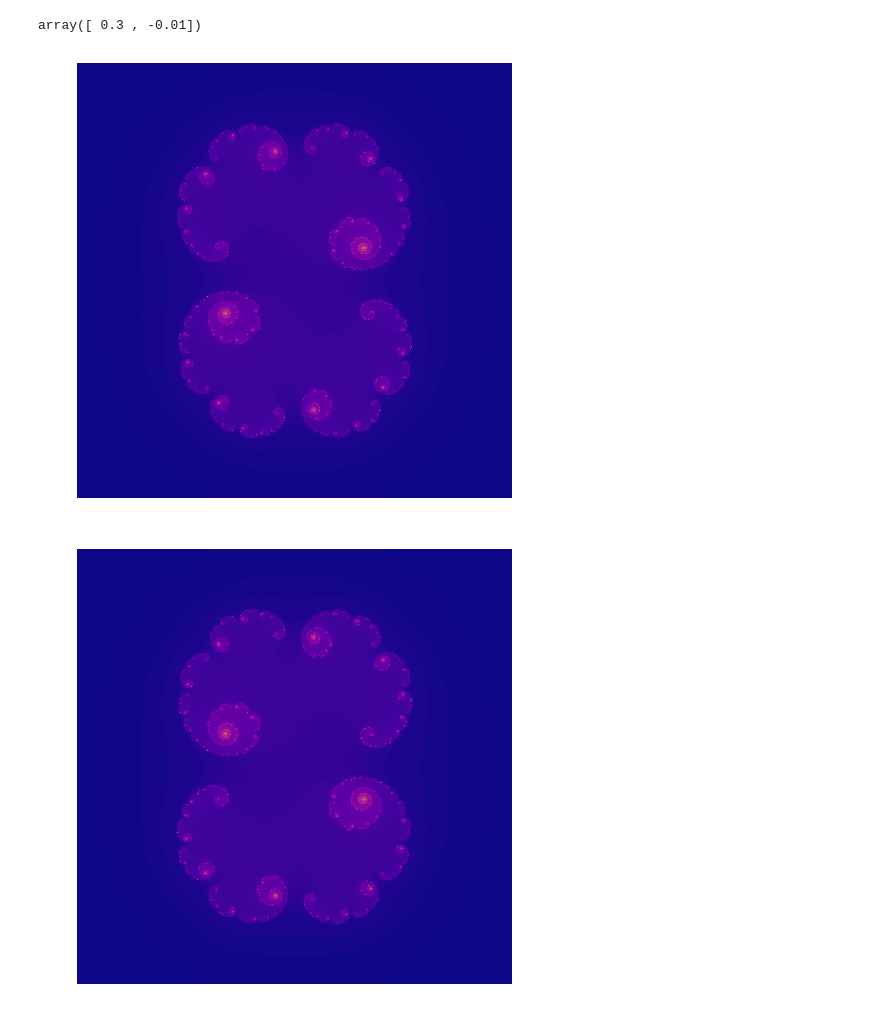
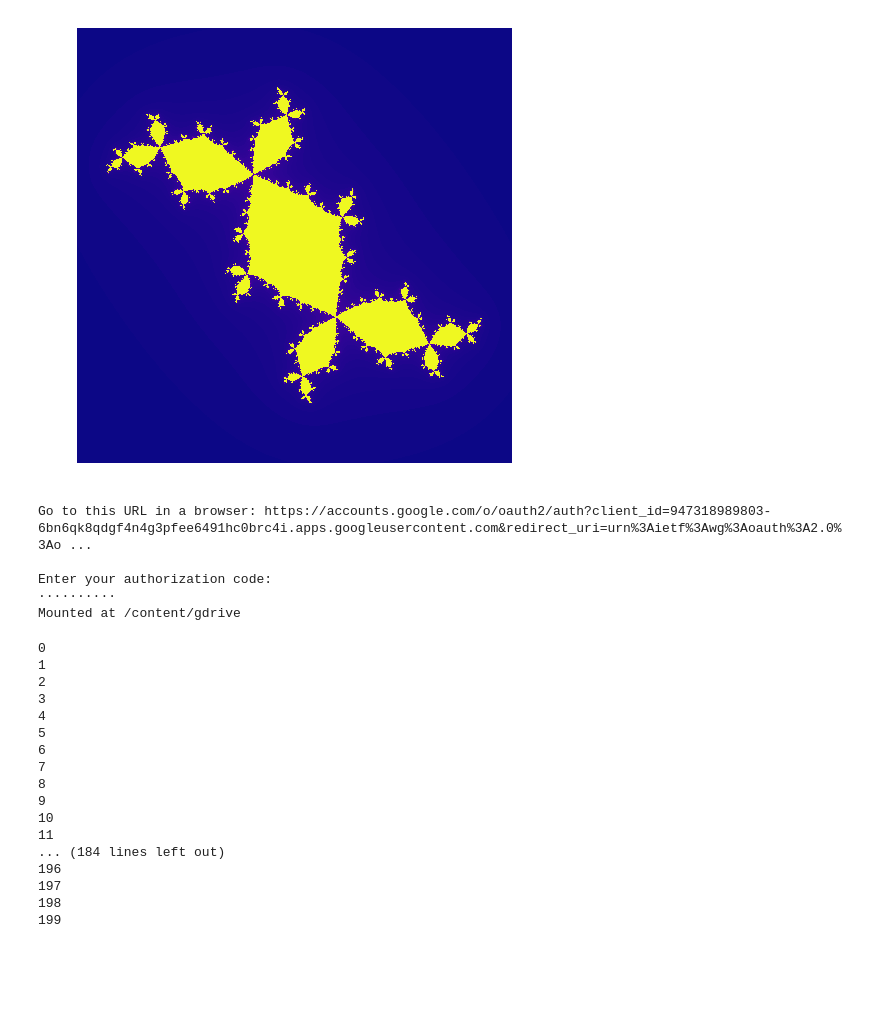
Before and after one commit to evaneschneider/parallel-programming, a Jupyter notebook: julia_shift.ipynb, the cells around one changed output. Drawn from its saved outputs; the diff is of its cells as text; code cells hidden in the pictures; blank space fills up the shorter version.

```diff
--- a/julia_shift.ipynb
+++ b/julia_shift.ipynb
@@ -60,24 +60,55 @@ blocks_per_grid = (xblocks, yblocks)
 # %%
 reals = np.linspace(0.3,0.28,100)
 imags = np.linspace(-0.01,0.008,100)
+reals = np.linspace(0.28,-0.12,200)
+imags = np.linspace(0.008,-0.77,200)
 c = np.column_stack((reals, imags))
-# %% [output]
-array([ 0.3 , -0.01])
 # %%
-i = 0
+i = 199
 create_fractal[blocks_per_grid, threads_per_block](-1.5, 1.5, -1.5, 1.5, image, 200, c[i])
 plt.figure(figsize=(8,8))
 plt.imshow(image, cmap="plasma")
 plt.axis('off')
 plt.show()
 # %% [output]
-[figure, old version]
+[figure, new version]
+# %%
+from google.colab import drive
+drive.mount('/content/gdrive')
+# %% [output]
+Go to this URL in a browser: https://accounts.google.com/o/oauth2/auth?client_id=947318989803-6bn6qk8qdgf4n4g3pfee6491hc0brc4i.apps.googleusercontent.com&redirect_uri=urn%3Aietf%3Awg%3Aoauth%3A2.0%3Ao ...
+
+Enter your authorization code:
+··········
+Mounted at /content/gdrive
 # %%
-# First set up the figure, the axis, and the plot element we want to animate
-fig = plt.figure(figsize=(8,8))
-plt.xlim(( 0, 1800))
-plt.ylim((0, 1800))
-plt.axis('off')
-im = plt.imshow(image, cmap='plasma', animated=True)
+imageList = []
+image = np.zeros((1800, 1800), dtype=np.uint8)
+for i in range(200):
+  print(i)
+  create_fractal[blocks_per_grid, threads_per_block](-1.5, 1.5, -1.5, 1.5, image, 200, c[i])
+  fig = plt.figure(figsize=(8,8))
+  plt.xlim(( 0, 1800))
+  plt.ylim((0, 1800))
+  plt.axis('off')
+  im = plt.imshow(image, cmap='plasma', animated=True, vmin=0, vmax=255)
+  plt.savefig('/content/gdrive/My Drive/pngs/'+str(i)+'.png')
+  plt.close()
 # %% [output]
-[figure, removed]
+0
+1
+2
+3
+4
+5
+6
+7
+8
+9
+10
+11
+... (184 lines left out)
+196
+197
+198
+199
```
Also changed, not shown: parts of 3 cells of this notebook.
